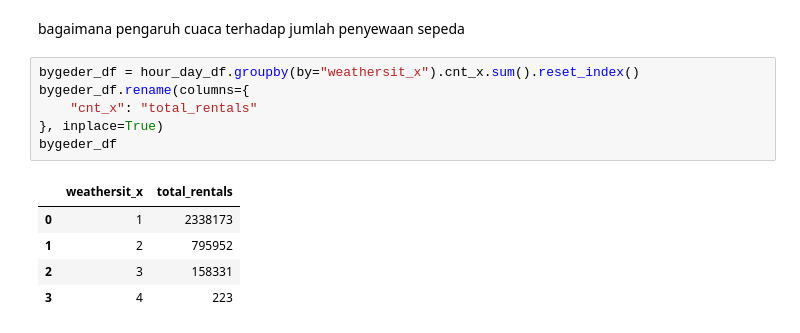
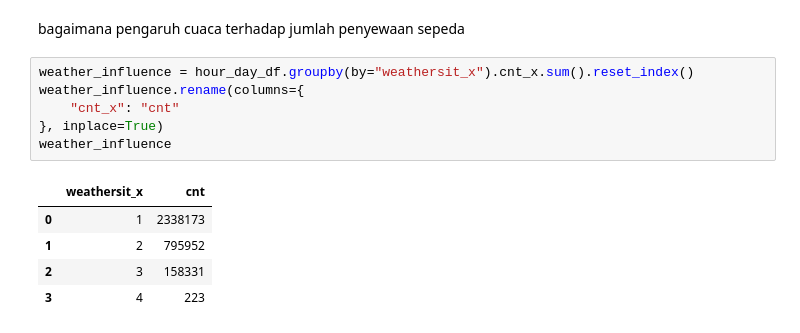
Before and after one commit to rifkurniawan-dev/projek_arif, a Jupyter notebook: Proyek_Analisis_Data_Arif.ipynb, the cells around one changed output. Drawn from its saved outputs; the diff is of its cells as text.

```diff
--- a/Proyek_Analisis_Data_Arif.ipynb
+++ b/Proyek_Analisis_Data_Arif.ipynb
@@ -579,13 +561,13 @@ ValueError: Could not interpret value `Total Penyewaan` for `y`. An entry with t
 # %% [markdown]
 bagaimana pengaruh cuaca terhadap jumlah penyewaan sepeda
 # %%
-bygeder_df = hour_day_df.groupby(by="weathersit_x").cnt_x.sum().reset_index()
-bygeder_df.rename(columns={
-    "cnt_x": "total_rentals"
+weather_influence = hour_day_df.groupby(by="weathersit_x").cnt_x.sum().reset_index()
+weather_influence.rename(columns={
+    "cnt_x": "cnt"
 }, inplace=True)
-bygeder_df
+weather_influence
 # %% [output]
-|  | weathersit_x | total_rentals |
+|  | weathersit_x | cnt |
 | 0 | 1 | 2338173 |
 | 1 | 2 | 795952 |
 | 2 | 3 | 158331 |
```
Also changed, not shown: parts of 2 cells of this notebook.
